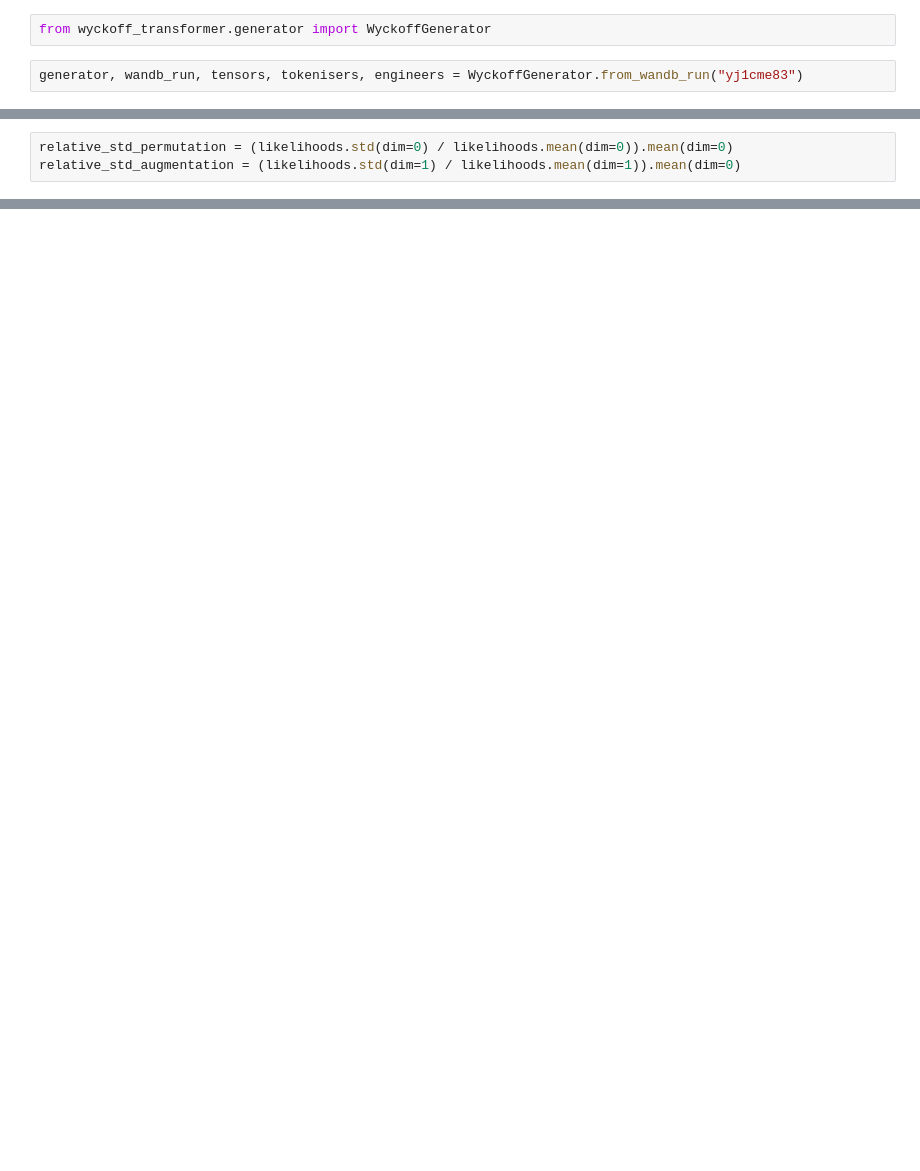
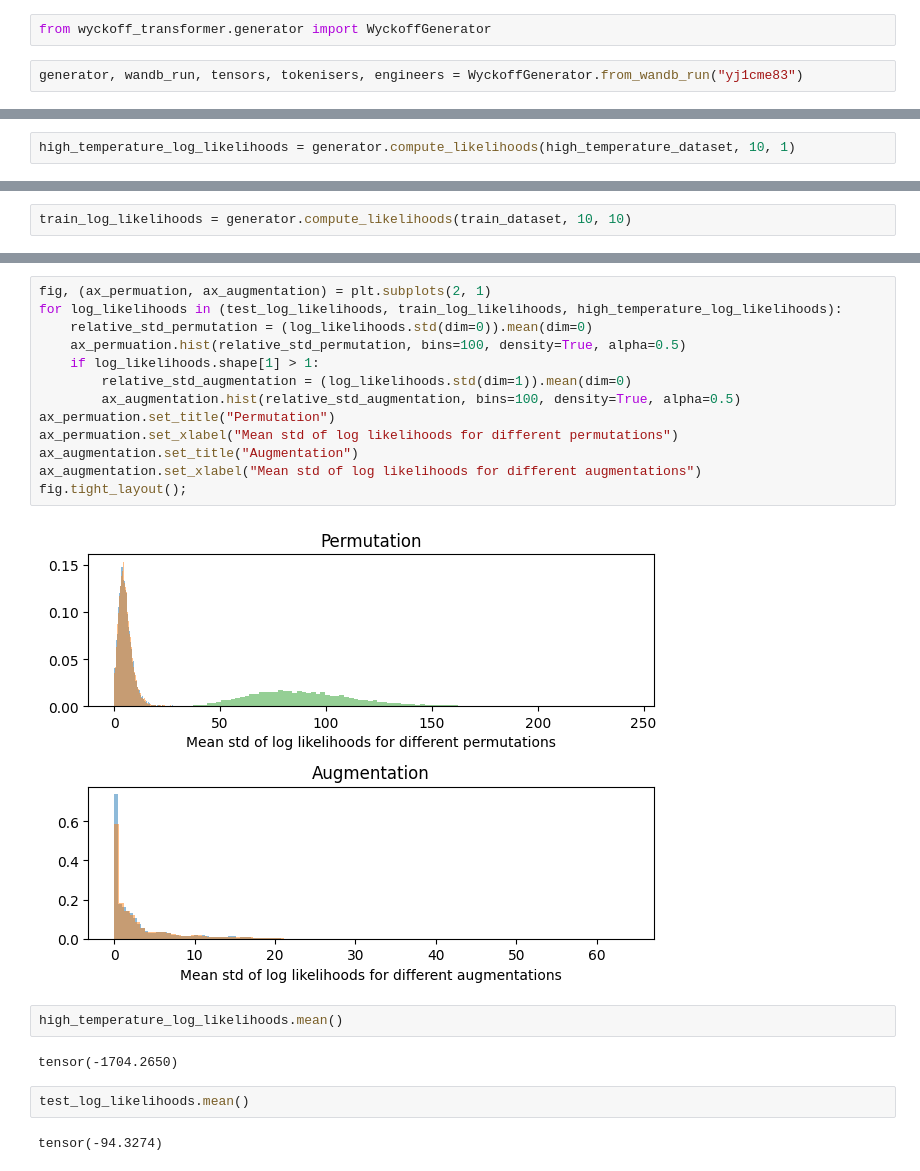
Before and after one commit to kedhip/WyckoffTransformer, a Jupyter notebook: permutations_likelihood.ipynb, the cells around one changed output, grey strips where cells are left out. Cells and saved outputs as stored; diff of their text form; blank space fills up the shorter version.

```diff
--- a/permutations_likelihood.ipynb
+++ b/permutations_likelihood.ipynb
@@ -27 +56,3 @@ test_dataset = AugmentedCascadeDataset(
+# %%
+high_temperature_log_likelihoods = generator.compute_likelihoods(high_temperature_dataset, 10, 1)
 # %%
@@ -34,3 +59,0 @@ tensor([-61.1718, -65.1941, -61.2378, -64.1972, -61.2378, -63.8023, -63.8576,
-# %%
-relative_std_permutation = (likelihoods.std(dim=0) / likelihoods.mean(dim=0)).mean(dim=0)
-relative_std_augmentation = (likelihoods.std(dim=1) / likelihoods.mean(dim=1)).mean(dim=0)
@@ -53,0 +74,2 @@ ax.hist(relative_std_augmentation, bins=50);
+# %%
+train_log_likelihoods = generator.compute_likelihoods(train_dataset, 10, 10)
@@ -53,0 +85,23 @@ ax.hist(relative_std_augmentation, bins=50);
+# %%
+fig, (ax_permuation, ax_augmentation) = plt.subplots(2, 1)
+for log_likelihoods in (test_log_likelihoods, train_log_likelihoods, high_temperature_log_likelihoods):
+    relative_std_permutation = (log_likelihoods.std(dim=0)).mean(dim=0)
+    ax_permuation.hist(relative_std_permutation, bins=100, density=True, alpha=0.5)
+    if log_likelihoods.shape[1] > 1:
+        relative_std_augmentation = (log_likelihoods.std(dim=1)).mean(dim=0)
+        ax_augmentation.hist(relative_std_augmentation, bins=100, density=True, alpha=0.5)
+ax_permuation.set_title("Permutation")
+ax_permuation.set_xlabel("Mean std of log likelihoods for different permutations")
+ax_augmentation.set_title("Augmentation")
+ax_augmentation.set_xlabel("Mean std of log likelihoods for different augmentations")
+fig.tight_layout();
+# %% [output]
+[figure, added]
+# %%
+high_temperature_log_likelihoods.mean()
+# %% [output]
+tensor(-1704.2650)
+# %%
+test_log_likelihoods.mean()
+# %% [output]
+tensor(-94.3274)
```
Also changed, not shown: parts of 10 cells of this notebook, 2 other files.
